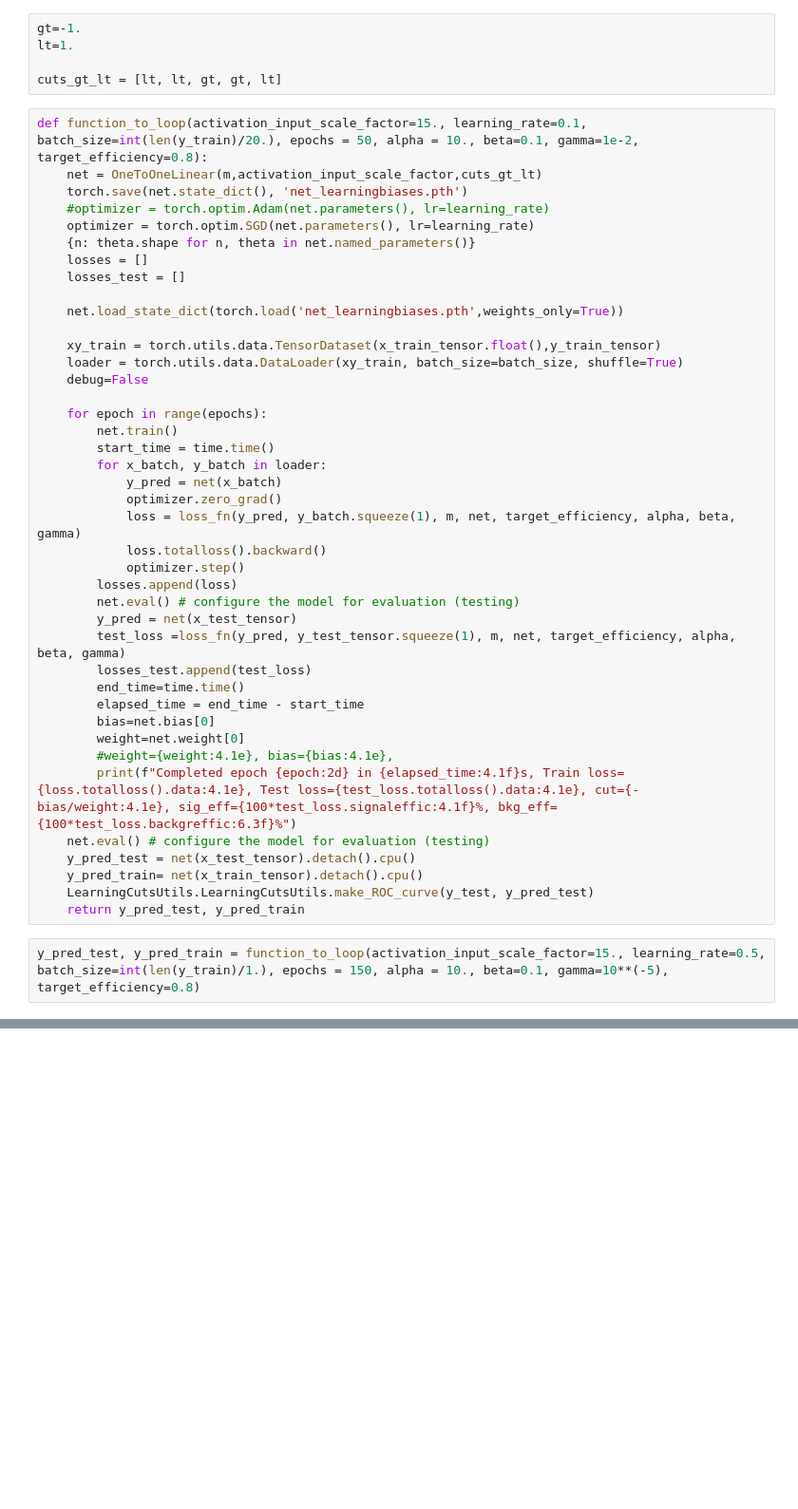
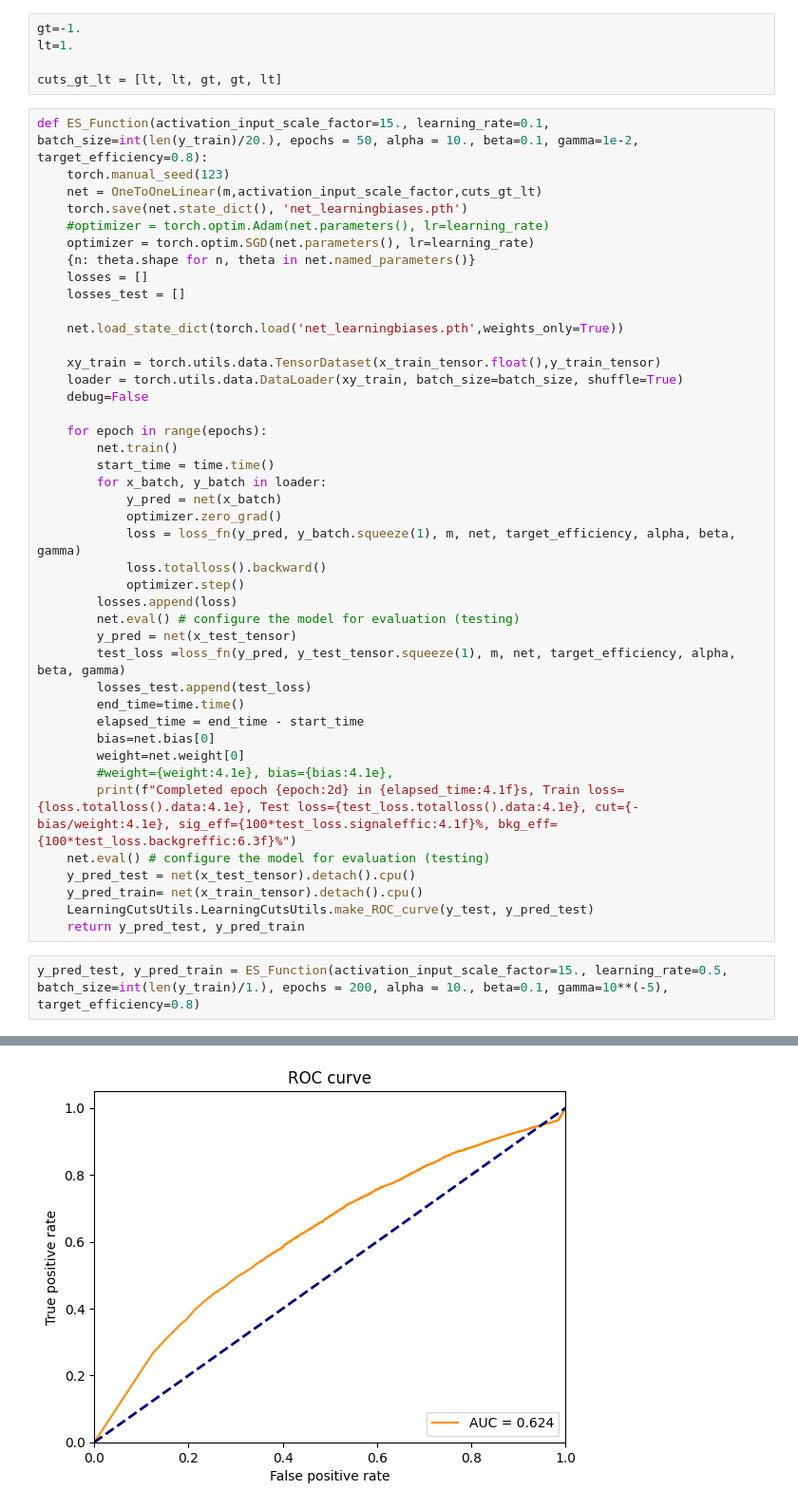
Before and after one commit to scipp-atlas/cabin-notebooks, a Jupyter notebook: LCU_SUSY_with_pandas.ipynb, the cells around one changed output, grey strips where cells are left out. Shown at 95% size. Cells and saved outputs as stored; diff of their text form; blank space fills up the shorter version.

Commit message:
Includes Fully connected function as well as the outputs; upped epochs to 200 for Efficiency Scan function

```diff
--- a/LCU_SUSY_with_pandas.ipynb
+++ b/LCU_SUSY_with_pandas.ipynb
@@ -191,7 +231,8 @@ lt=1.
 
 cuts_gt_lt = [lt, lt, gt, gt, lt]
 # %%
-def function_to_loop(activation_input_scale_factor=15., learning_rate=0.1, batch_size=int(len(y_train)/20.), epochs = 50, alpha = 10., beta=0.1, gamma=1e-2, target_efficiency=0.8):
+def ES_Function(activation_input_scale_factor=15., learning_rate=0.1, batch_size=int(len(y_train)/20.), epochs = 50, alpha = 10., beta=0.1, gamma=1e-2, target_efficiency=0.8):
+    torch.manual_seed(123)
     net = OneToOneLinear(m,activation_input_scale_factor,cuts_gt_lt)
     torch.save(net.state_dict(), 'net_learningbiases.pth')
     #optimizer = torch.optim.Adam(net.parameters(), lr=learning_rate)
@@ -232,4 +273,5 @@ def function_to_loop(activation_input_scale_factor=15., learning_rate=0.1, batch
     LearningCutsUtils.LearningCutsUtils.make_ROC_curve(y_test, y_pred_test)
     return y_pred_test, y_pred_train
 # %%
-y_pred_test, y_pred_train = function_to_loop(activation_input_scale_factor=15., learning_rate=0.5, batch_size=int(len(y_train)/1.), epochs = 150, alpha = 10., beta=0.1, gamma=10**(-5), target_efficiency=0.8)
+y_pred_test, y_pred_train = ES_Function(activation_input_scale_factor=15., learning_rate=0.5, batch_size=int(len(y_train)/1.), epochs = 200, alpha = 10., beta=0.1, gamma=10**(-5), target_efficiency=0.8)
+# %% [output]
@@ -236,2 +295,3 @@ y_pred_test, y_pred_train = function_to_loop(activation_input_scale_factor=15.,
+[figure, added]
 # %%
 LCU.plot_classifier_output(y_train, y_pred_train, y_test, y_pred_test, nbins=20, range=(0,1))
```
Also changed, not shown: parts of 12 cells of this notebook.
